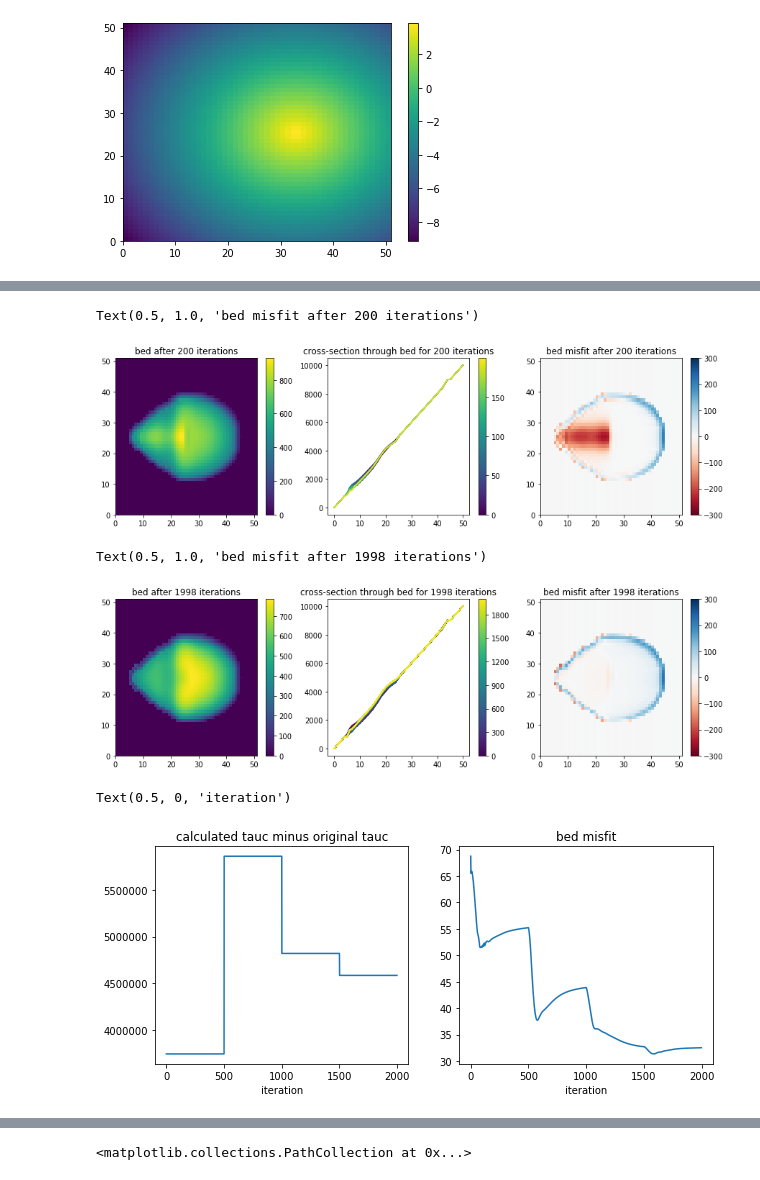
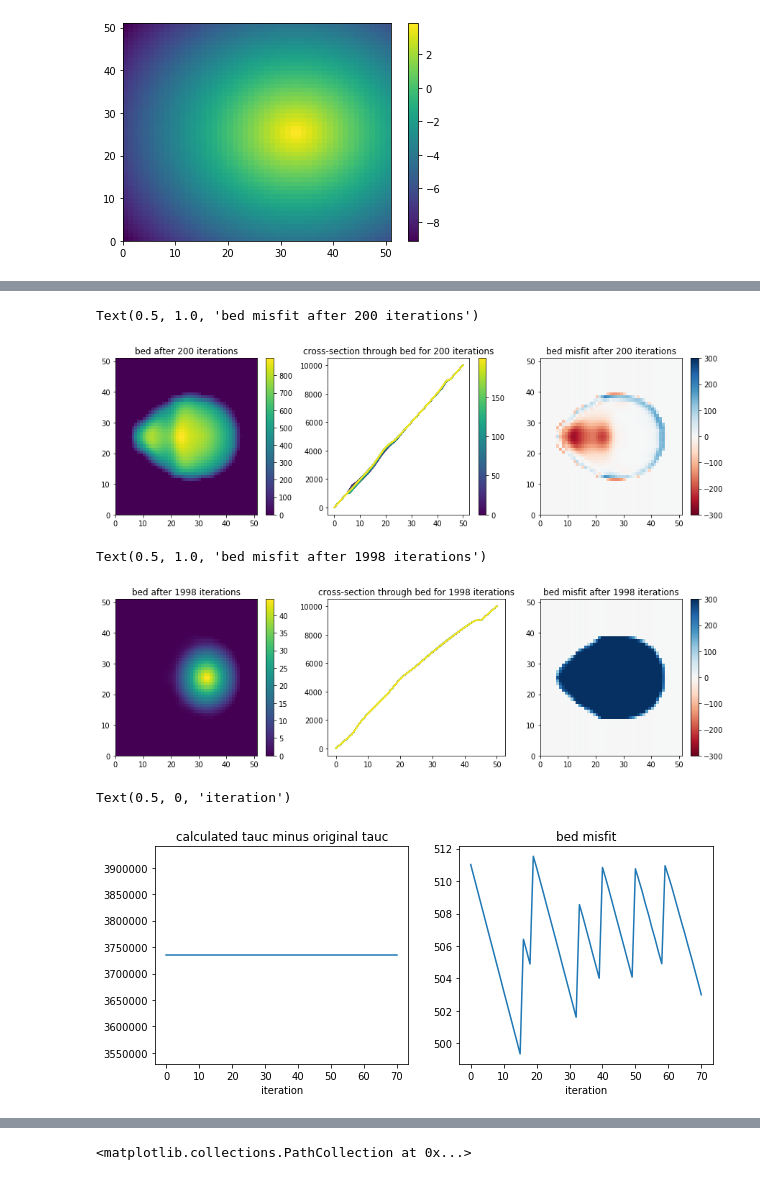
Before and after one commit to hahohe1892/thick_inv, a Jupyter notebook: icecap.ipynb, the cells around one changed output, grey strips where cells are left out. Cells and saved outputs as stored; diff of their text form; code cells hidden in the pictures.

```diff
--- a/icecap.ipynb
+++ b/icecap.ipynb
@@ -385,7 +386,7 @@ misfit_thk_all = []
 misfit_fr_all = []
 S_rec_all = []
 
-pmax = 1999
+pmax = 100
 dt = 0.1
 beta = 1
 bw = 4
@@ -401,9 +402,6 @@ with open('icecap_iteration_script.sh', 'w') as f:
     f.close()
 !cp icecap_iteration_out.nc icecap_iteration_in.nc
 !chmod +x icecap_iteration_script.sh
-# %%
-p_friction=500
-pmax = 999
 # %%
 for p in tqdm.trange(0, pmax):
 
@@ -443,9 +441,9 @@ for p in tqdm.trange(0, pmax):
     v = get_nc_data('icecap_iteration_out.nc', 'vvelsurf', 0)
     v[criterion] = 0
 
-    misfit_fr = shift((vel_ref-vel_rec), u, v, .3)
-    misfit = shift((dh_rec-dh_ref), u, v, 0)
-    #misfit = dh_rec - dh_ref
+    #misfit_fr = shift((vel_ref-vel_rec), u, v, .3)
+    #misfit = shift((dh_rec-dh_ref), u, v, 0)
+    misfit = dh_rec - dh_ref
 
     #misfit_lowpass = ndimage.gaussian_filter(misfit, 1)
     #misfit_highpass = misfit - misfit_lowpass
@@ -497,12 +514,12 @@ for p in tqdm.trange(0, pmax):
 # %%
 colormap = plt.cm.viridis
-colors = [colormap(i) for i in np.linspace(0, 1,200)]#len(tauc_rec_all))]
+colors = [colormap(i) for i in np.linspace(0, 1,len(dh_all))]#len(tauc_rec_all))]
 bounds=np.linspace(0,200, 1000)
 norm = plt_colors.BoundaryNorm(bounds, colormap.N)
 fig, axes = plt.subplots(1,3, figsize=(15,4))
 field = axes[0].pcolor(S_ref - B_rec_all[200])#, vmin = 1e7, vmax = 1e8)
 fig.colorbar(field, ax=axes[0])
-for i in range(0,200,10):
+for i in range(0,len(dh_all),10):
     lines = axes[1].plot(range(nx), B_rec_all[i][23,:], color=colors[i])
 
 cbar = fig.colorbar(plt.cm.ScalarMappable(norm=norm, cmap='viridis'), ax = axes[1], ticks=range(0,200, 50))
@@ -514,28 +531,28 @@ axes[1].set_title('cross-section through bed for 200 iterations')
 axes[2].set_title('bed misfit after 200 iterations')
 # %% [output]
 Text(0.5, 1.0, 'bed misfit after 200 iterations')
-[figure, old version]
+[figure, new version]
 # %%
 colormap = plt.cm.viridis
 colors = [colormap(i) for i in np.linspace(0,1,len(B_rec_all))]
 bounds=np.linspace(0,len(B_rec_all), 1000)
-norm = plt_colors.BoundaryNorm(bounds, colormap.N)
+#norm = plt_colors.BoundaryNorm(bounds, colormap.N)
 fig, axes = plt.subplots(1,3, figsize=(15,4))
-field = axes[0].pcolor(S_ref - B_rec_all[1998])#, vmin = 1e7, vmax = 1e8)
+field = axes[0].pcolor(S_ref - B_rec_all[-1])#, vmin = 1e7, vmax = 1e8)
 fig.colorbar(field, ax=axes[0])
-for i in range(0,len(B_rec_all),10):
+for i in range(0,len(B_rec_all),1):
     lines = axes[1].plot(range(nx), B_rec_all[i][23,:], color=colors[i])
 
-cbar = fig.colorbar(plt.cm.ScalarMappable(norm=norm, cmap='viridis'), ax = axes[1], ticks=range(0,2000, 300))
-field2 = axes[2].pcolor(B_rec_all[1998]-topg, vmin = -300, vmax = 300, cmap='RdBu')
+#cbar = fig.colorbar(plt.cm.ScalarMappable(norm=norm, cmap='viridis'), ax = axes[1], ticks=range(0,2000, 300))
+field2 = axes[2].pcolor(B_rec_all[-1]-topg, vmin = -300, vmax = 300, cmap='RdBu')
 fig.colorbar(field2, ax = axes[2])
 
 axes[0].set_title('bed after 1998 iterations')
 axes[1].set_title('cross-section through bed for 1998 iterations')
 axes[2].set_title('bed misfit after 1998 iterations')
 # %% [output]
 Text(0.5, 1.0, 'bed misfit after 1998 iterations')
-[figure, old version]
+[figure, new version]
 # %%
 fig, ax = plt.subplots(1,2, figsize=(10,4))
 ax[0].plot(tauc_misfit_vs_iter)
@@ -547,7 +564,7 @@ ax[0].set_xlabel('iteration')
 ax[1].set_xlabel('iteration')
 # %% [output]
 Text(0.5, 0, 'iteration')
-[figure, old version]
+[figure, new version]
 # %%
 from matplotlib import colors as plt_colors
 
```
Also changed, not shown: parts of 10 cells of this notebook.
